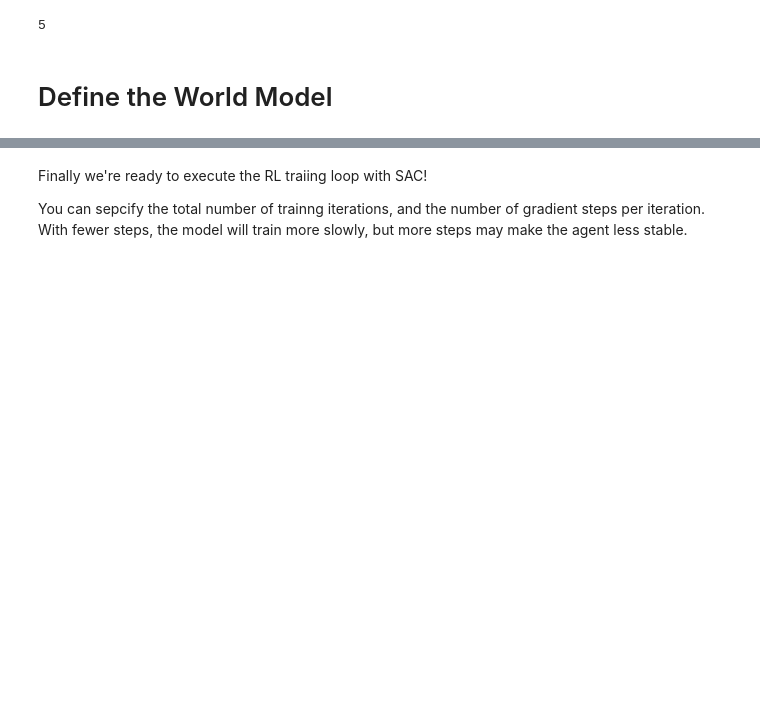
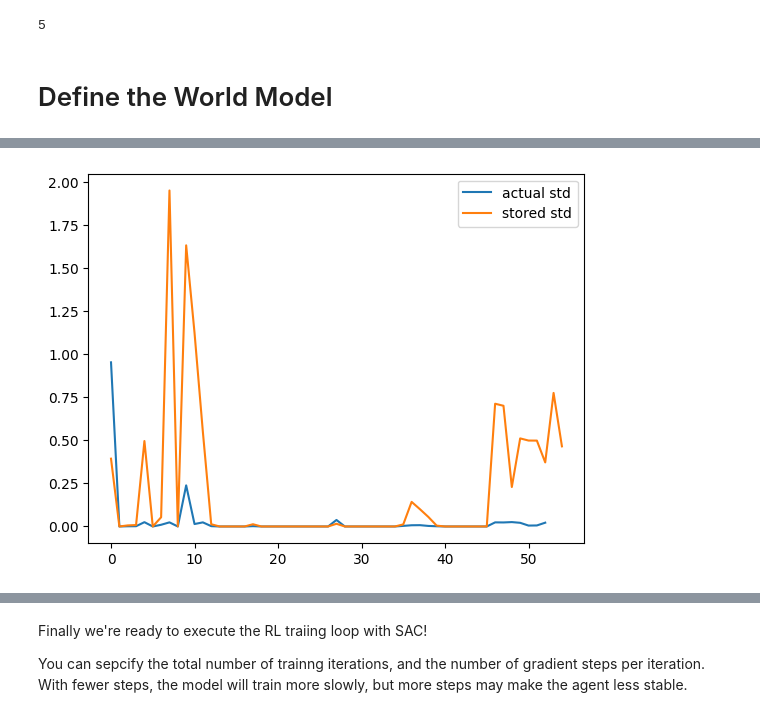
Before and after one commit to vsourirajan/sbsim_dual_control, a Jupyter notebook: smart_control/notebooks/SAC_model_assisted_rollout.ipynb, the cells around one changed output, grey strips where cells are left out. Drawn from its saved outputs; the diff is of its cells as text; code cells hidden in the pictures; blank space fills up the shorter version.

```diff
--- a/smart_control/notebooks/SAC_model_assisted_rollout.ipynb
+++ b/smart_control/notebooks/SAC_model_assisted_rollout.ipynb
@@ -1035,0 +1045,7 @@ def generate_rollouts(world_model, initial_state, initial_reward, initial_discou
+# %%
+plt.plot(np.array(all_states).std(axis=0).std(axis=0), label='actual std')
+plt.plot(WM.state_predictor.std, label='stored std')
+plt.legend()
+plt.show()
+# %% [output]
+[figure, added]
```
Also changed, not shown: parts of 60 cells of this notebook, 2 other files.
